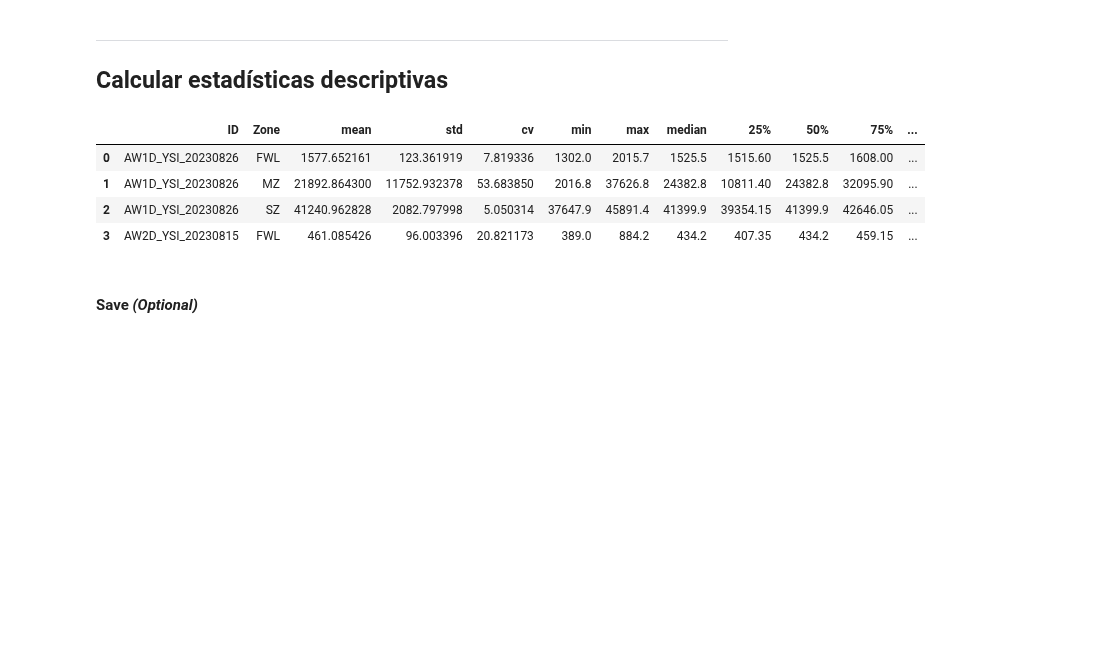
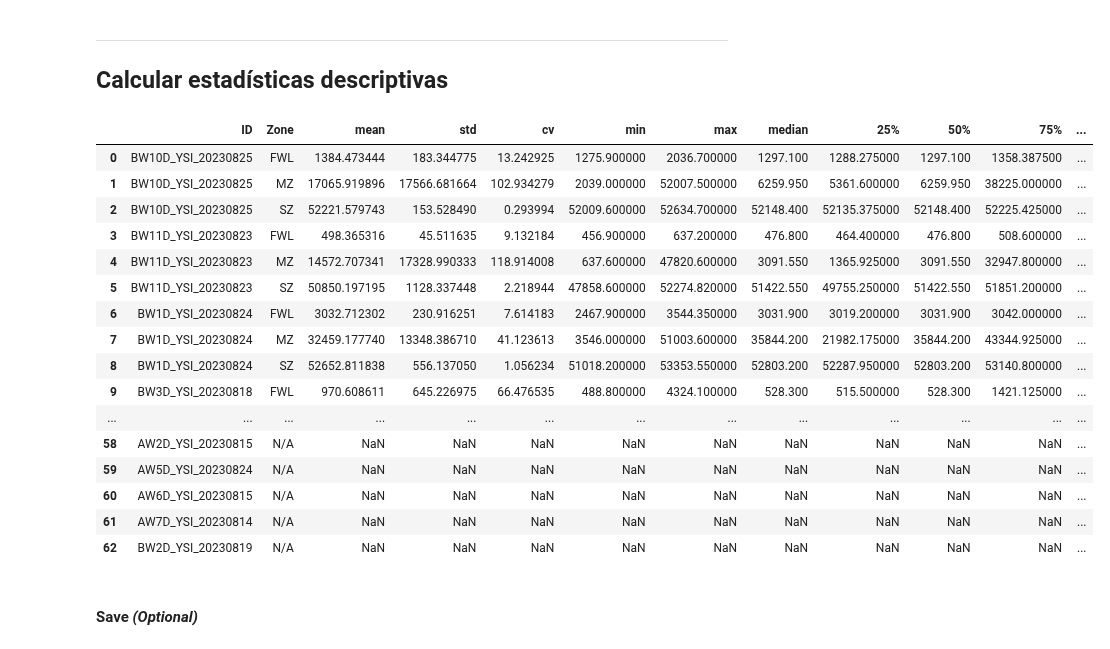
Before and after one commit to androsresearch/freshwater_lens, a Jupyter notebook: notebooks/stats_zones.ipynb, the cells around one changed output. Saved outputs shown, nothing was run; the diff lists cells and outputs as text; code cells hidden in the pictures; blank space fills up the shorter version.

```diff
--- a/notebooks/stats_zones.ipynb
+++ b/notebooks/stats_zones.ipynb
@@ -157,7 +196,7 @@ zones
 
 ## Calcular estadísticas descriptivas
 # %%
-def calculate_statistics(filter_results):
+def calculate_statistics(filter_results, excluded_profiles=None):
     """
     Calculate basic statistics for filtered data.
 
@@ -165,6 +204,8 @@ def calculate_statistics(filter_results):
     -----------
     filter_results : dict
         Dictionary with filtered results.
+    excluded_profiles : dict, optional
+        Dictionary with excluded profiles and reasons.
 
     Returns:
     --------
@@ -217,25 +258,66 @@ def calculate_statistics(filter_results):
                     'iqr': iqr_val,
                     'count': len(cond_values),
                     'outliers': outliers,
-                    'thickness': thickness
+                    'thickness': thickness,
+                    'excluded': False  # Por defecto, no está excluido
                 }
 
                 stats_rows.append(stats_row)
+
+    if excluded_profiles:
+        for id_val, info in excluded_profiles.items():
+            # Crear una fila para cada perfil excluido
+            excluded_row = {
+                'ID': id_val,
+                'Zone': 'N/A',
+                'mean': np.nan,
+                'std': np.nan,
+                'cv': np.nan,
+                'min': np.nan,
+                'max': np.nan,
+                'median': np.nan,
+                '25%': np.nan,
+                '50%': np.nan,
+                '75%': np.nan,
+                'iqr': np.nan,
+                'count': 0,
+                'outliers': 0,
+                'thickness': 0,
+                'excluded': True,  # Marcado como excluido
+                'exclusion_reason': info.get('reason', 'Unknown reason')
+            }
+            stats_rows.append(excluded_row)
 
     # Create DataFrame with statistics
     stats_df = pd.DataFrame(stats_rows)
 
     return stats_df
 # %%
-df_stats_zones = calculate_statistics(filter_results=zones)
+df_stats_zones = calculate_statistics(
+                    filter_results=zones,
+                    excluded_profiles=excluded_wells
+            )
 
-df_stats_zones.head(4)
+
+df_stats_zones
 # %% [output]
 |  | ID | Zone | mean | std | cv | min | max | median | 25% | 50% | 75% | ... |
-| 0 | AW1D_YSI_20230826 | FWL | 1577.652161 | 123.361919 | 7.819336 | 1302.0 | 2015.7 | 1525.5 | 1515.60 | 1525.5 | 1608.00 | ... |
-| 1 | AW1D_YSI_20230826 | MZ | 21892.864300 | 11752.932378 | 53.683850 | 2016.8 | 37626.8 | 24382.8 | 10811.40 | 24382.8 | 32095.90 | ... |
-| 2 | AW1D_YSI_20230826 | SZ | 41240.962828 | 2082.797998 | 5.050314 | 37647.9 | 45891.4 | 41399.9 | 39354.15 | 41399.9 | 42646.05 | ... |
-| 3 | AW2D_YSI_20230815 | FWL | 461.085426 | 96.003396 | 20.821173 | 389.0 | 884.2 | 434.2 | 407.35 | 434.2 | 459.15 | ... |
+| 0 | BW10D_YSI_20230825 | FWL | 1384.473444 | 183.344775 | 13.242925 | 1275.900000 | 2036.700000 | 1297.100 | 1288.275000 | 1297.100 | 1358.387500 | ... |
+| 1 | BW10D_YSI_20230825 | MZ | 17065.919896 | 17566.681664 | 102.934279 | 2039.000000 | 52007.500000 | 6259.950 | 5361.600000 | 6259.950 | 38225.000000 | ... |
+| 2 | BW10D_YSI_20230825 | SZ | 52221.579743 | 153.528490 | 0.293994 | 52009.600000 | 52634.700000 | 52148.400 | 52135.375000 | 52148.400 | 52225.425000 | ... |
+| 3 | BW11D_YSI_20230823 | FWL | 498.365316 | 45.511635 | 9.132184 | 456.900000 | 637.200000 | 476.800 | 464.400000 | 476.800 | 508.600000 | ... |
+| 4 | BW11D_YSI_20230823 | MZ | 14572.707341 | 17328.990333 | 118.914008 | 637.600000 | 47820.600000 | 3091.550 | 1365.925000 | 3091.550 | 32947.800000 | ... |
+| 5 | BW11D_YSI_20230823 | SZ | 50850.197195 | 1128.337448 | 2.218944 | 47858.600000 | 52274.820000 | 51422.550 | 49755.250000 | 51422.550 | 51851.200000 | ... |
+| 6 | BW1D_YSI_20230824 | FWL | 3032.712302 | 230.916251 | 7.614183 | 2467.900000 | 3544.350000 | 3031.900 | 3019.200000 | 3031.900 | 3042.000000 | ... |
+| 7 | BW1D_YSI_20230824 | MZ | 32459.177740 | 13348.386710 | 41.123613 | 3546.000000 | 51003.600000 | 35844.200 | 21982.175000 | 35844.200 | 43344.925000 | ... |
+| 8 | BW1D_YSI_20230824 | SZ | 52652.811838 | 556.137050 | 1.056234 | 51018.200000 | 53353.550000 | 52803.200 | 52287.950000 | 52803.200 | 53140.800000 | ... |
+| 9 | BW3D_YSI_20230818 | FWL | 970.608611 | 645.226975 | 66.476535 | 488.800000 | 4324.100000 | 528.300 | 515.500000 | 528.300 | 1421.125000 | ... |
+| ... | ... | ... | ... | ... | ... | ... | ... | ... | ... | ... | ... | ... |
+| 58 | AW2D_YSI_20230815 | N/A | NaN | NaN | NaN | NaN | NaN | NaN | NaN | NaN | NaN | ... |
+| 59 | AW5D_YSI_20230824 | N/A | NaN | NaN | NaN | NaN | NaN | NaN | NaN | NaN | NaN | ... |
+| 60 | AW6D_YSI_20230815 | N/A | NaN | NaN | NaN | NaN | NaN | NaN | NaN | NaN | NaN | ... |
+| 61 | AW7D_YSI_20230814 | N/A | NaN | NaN | NaN | NaN | NaN | NaN | NaN | NaN | NaN | ... |
+| 62 | BW2D_YSI_20230819 | N/A | NaN | NaN | NaN | NaN | NaN | NaN | NaN | NaN | NaN | ... |
 # %% [markdown]
 #### Save *(Optional)*
 # %%
```
Also changed, not shown: parts of 5 cells of this notebook.
